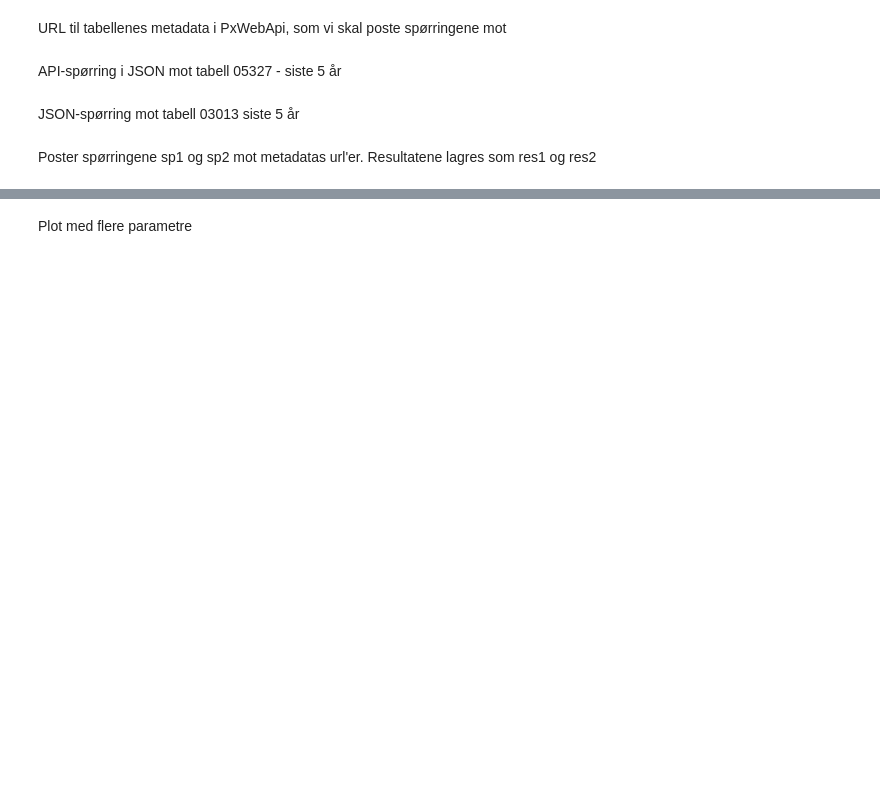
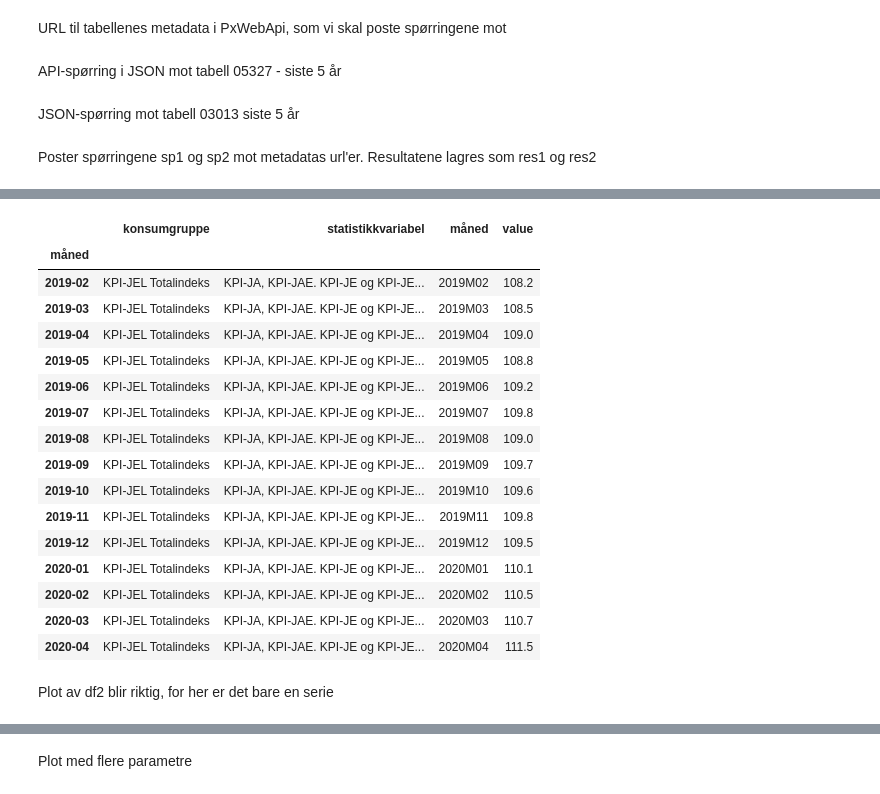
Before and after one commit to janbrus/ssb-api-python-examples, a Jupyter notebook: two-tables-one-chart_nor.ipynb, the cells around one changed output, grey strips where cells are left out. Cells and saved outputs as stored; diff of their text form; code cells hidden in the pictures; blank space fills up the shorter version.

```diff
--- a/two-tables-one-chart_nor.ipynb
+++ b/two-tables-one-chart_nor.ipynb
@@ -102,2 +188,20 @@ df1.tail() # slutten av datasettet
 # %%
-df2.tail(15)
+df1.tail(15)
+# %% [output]
+|  | konsumgruppe | statistikkvariabel | måned | value |
+| måned |  |  |  |  |
+| 2019-02 | KPI-JEL Totalindeks | KPI-JA, KPI-JAE. KPI-JE og KPI-JE... | 2019M02 | 108.2 |
+| 2019-03 | KPI-JEL Totalindeks | KPI-JA, KPI-JAE. KPI-JE og KPI-JE... | 2019M03 | 108.5 |
+| 2019-04 | KPI-JEL Totalindeks | KPI-JA, KPI-JAE. KPI-JE og KPI-JE... | 2019M04 | 109.0 |
+| 2019-05 | KPI-JEL Totalindeks | KPI-JA, KPI-JAE. KPI-JE og KPI-JE... | 2019M05 | 108.8 |
+| 2019-06 | KPI-JEL Totalindeks | KPI-JA, KPI-JAE. KPI-JE og KPI-JE... | 2019M06 | 109.2 |
+| 2019-07 | KPI-JEL Totalindeks | KPI-JA, KPI-JAE. KPI-JE og KPI-JE... | 2019M07 | 109.8 |
+| 2019-08 | KPI-JEL Totalindeks | KPI-JA, KPI-JAE. KPI-JE og KPI-JE... | 2019M08 | 109.0 |
+| 2019-09 | KPI-JEL Totalindeks | KPI-JA, KPI-JAE. KPI-JE og KPI-JE... | 2019M09 | 109.7 |
+| 2019-10 | KPI-JEL Totalindeks | KPI-JA, KPI-JAE. KPI-JE og KPI-JE... | 2019M10 | 109.6 |
+| 2019-11 | KPI-JEL Totalindeks | KPI-JA, KPI-JAE. KPI-JE og KPI-JE... | 2019M11 | 109.8 |
+| 2019-12 | KPI-JEL Totalindeks | KPI-JA, KPI-JAE. KPI-JE og KPI-JE... | 2019M12 | 109.5 |
+| 2020-01 | KPI-JEL Totalindeks | KPI-JA, KPI-JAE. KPI-JE og KPI-JE... | 2020M01 | 110.1 |
+| 2020-02 | KPI-JEL Totalindeks | KPI-JA, KPI-JAE. KPI-JE og KPI-JE... | 2020M02 | 110.5 |
+| 2020-03 | KPI-JEL Totalindeks | KPI-JA, KPI-JAE. KPI-JE og KPI-JE... | 2020M03 | 110.7 |
+| 2020-04 | KPI-JEL Totalindeks | KPI-JA, KPI-JAE. KPI-JE og KPI-JE... | 2020M04 | 111.5 |
@@ -105,0 +210,2 @@ df2.plot()  # her er det bare en serie
+# %% [markdown]
+Plot av df2 blir riktig, for her er det bare en serie
```
Also changed, not shown: parts of 34 cells of this notebook, 3 other files.
